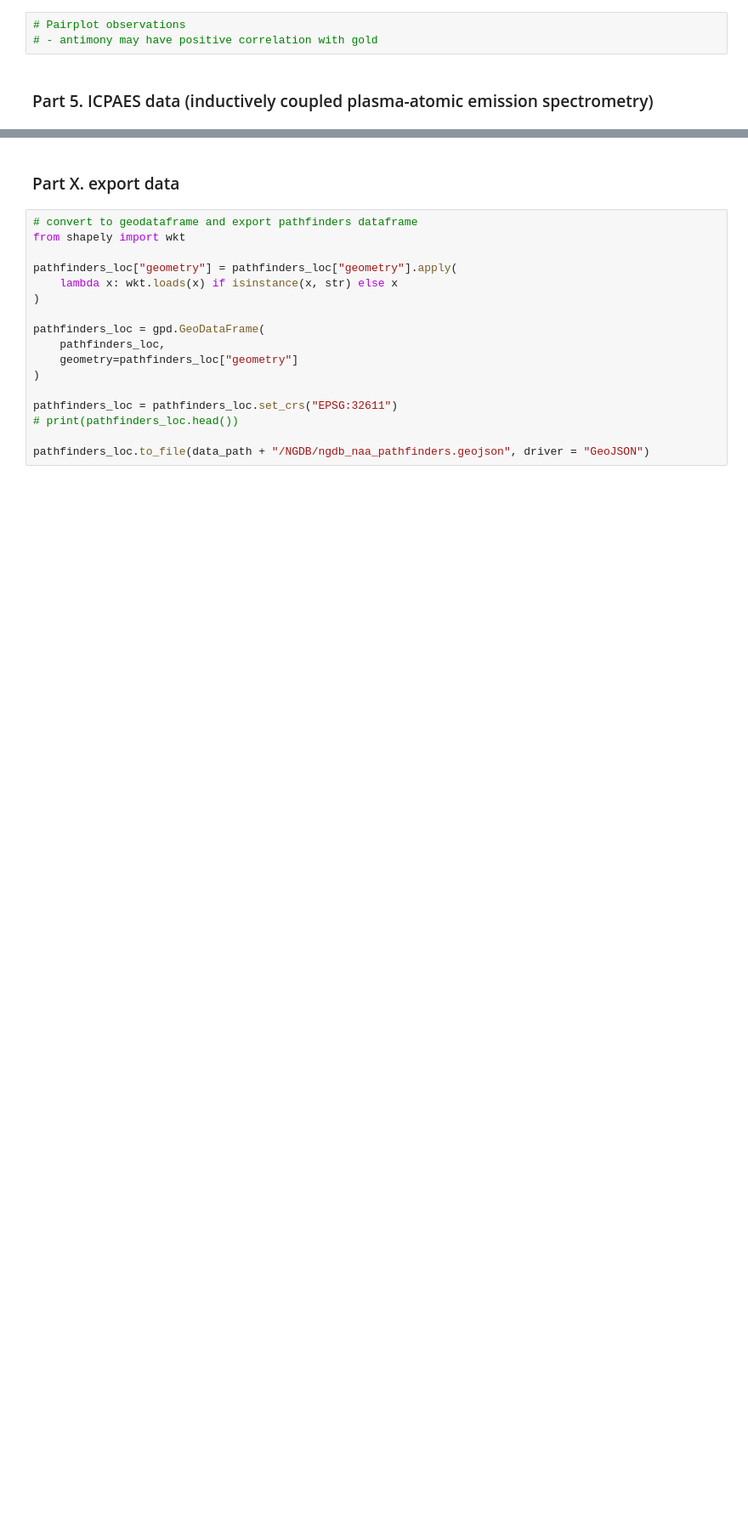
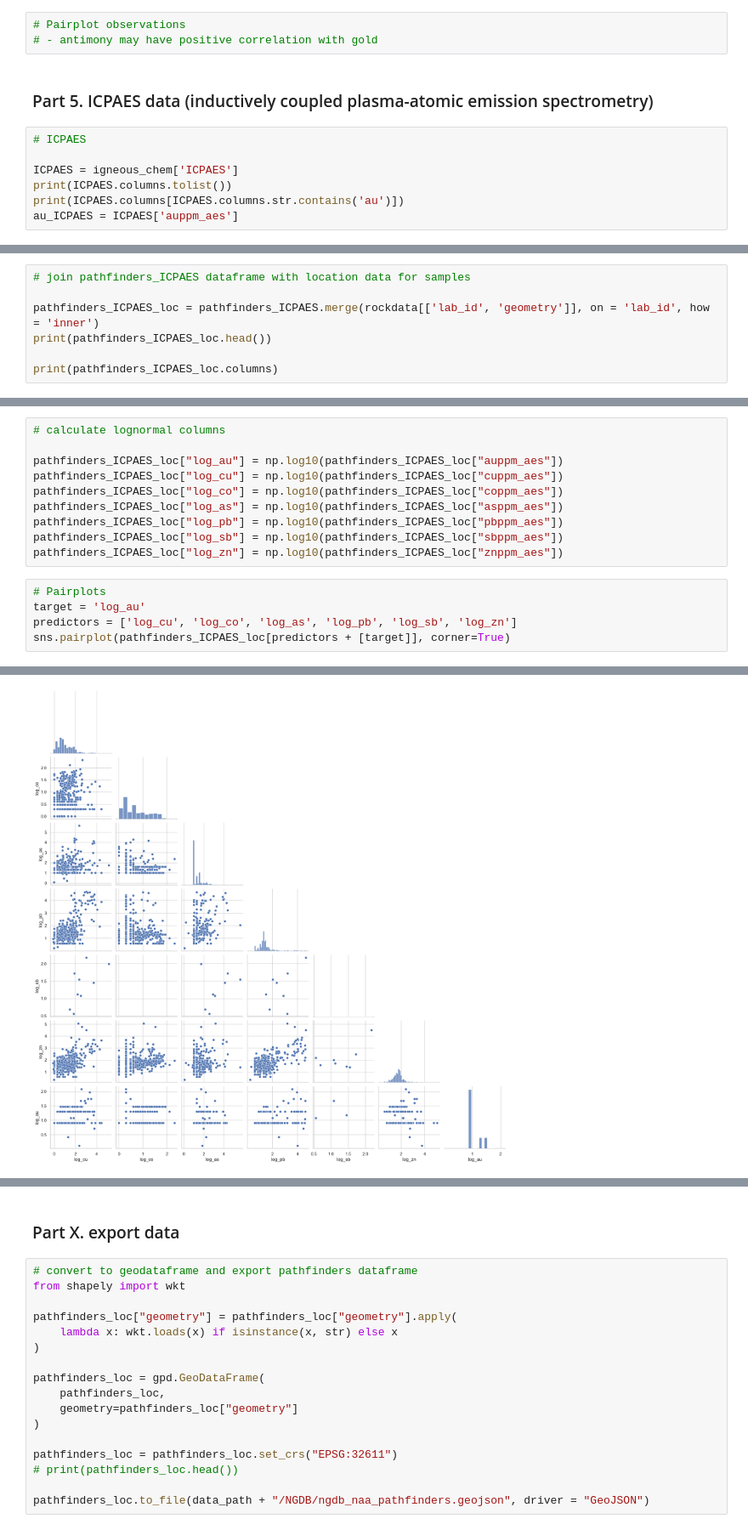
Before and after one commit to adbyerly/prospectivity_model, a Jupyter notebook: notebooks/02b_eda_NGDB.ipynb, the cells around one changed output, grey strips where cells are left out. Shown at 85% size. Cells and saved outputs as stored; diff of their text form; blank space fills up the shorter version.

Commit message:
new EDA for NGDB data
explored 2D correlations for ICPAES and ICPMS data

```diff
--- a/notebooks/02b_eda_NGDB.ipynb
+++ b/notebooks/02b_eda_NGDB.ipynb
@@ -350,3 +224,10 @@ sns.pairplot(pathfinders_loc[predictors + [target]], corner=True)
 # - antimony may have positive correlation with gold
 # %% [markdown]
 ### Part 5. ICPAES data (inductively coupled plasma-atomic emission spectrometry)
+# %%
+# ICPAES
+
+ICPAES = igneous_chem['ICPAES']
+print(ICPAES.columns.tolist())
+print(ICPAES.columns[ICPAES.columns.str.contains('au')])
+au_ICPAES = ICPAES['auppm_aes']
@@ -352,0 +282,7 @@ sns.pairplot(pathfinders_loc[predictors + [target]], corner=True)
+# %%
+# join pathfinders_ICPAES dataframe with location data for samples
+
+pathfinders_ICPAES_loc = pathfinders_ICPAES.merge(rockdata[['lab_id', 'geometry']], on = 'lab_id', how = 'inner')
+print(pathfinders_ICPAES_loc.head())
+
+print(pathfinders_ICPAES_loc.columns)
@@ -352,0 +299,16 @@ sns.pairplot(pathfinders_loc[predictors + [target]], corner=True)
+# %%
+# calculate lognormal columns
+
+pathfinders_ICPAES_loc["log_au"] = np.log10(pathfinders_ICPAES_loc["auppm_aes"])
+pathfinders_ICPAES_loc["log_cu"] = np.log10(pathfinders_ICPAES_loc["cuppm_aes"])
+pathfinders_ICPAES_loc["log_co"] = np.log10(pathfinders_ICPAES_loc["coppm_aes"])
+pathfinders_ICPAES_loc["log_as"] = np.log10(pathfinders_ICPAES_loc["asppm_aes"])
+pathfinders_ICPAES_loc["log_pb"] = np.log10(pathfinders_ICPAES_loc["pbppm_aes"])
+pathfinders_ICPAES_loc["log_sb"] = np.log10(pathfinders_ICPAES_loc["sbppm_aes"])
+pathfinders_ICPAES_loc["log_zn"] = np.log10(pathfinders_ICPAES_loc["znppm_aes"])
+# %%
+# Pairplots
+target = 'log_au'
+predictors = ['log_cu', 'log_co', 'log_as', 'log_pb', 'log_sb', 'log_zn']
+sns.pairplot(pathfinders_ICPAES_loc[predictors + [target]], corner=True)
+# %% [output]
@@ -352,0 +316 @@ sns.pairplot(pathfinders_loc[predictors + [target]], corner=True)
+[figure, added]
```
Also changed, not shown: parts of 28 cells of this notebook.
